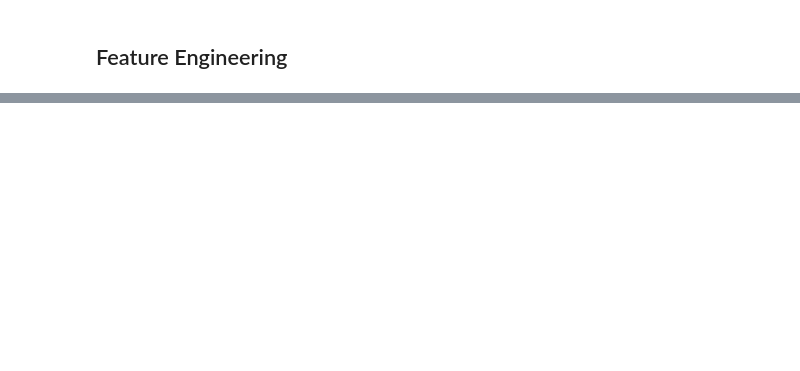
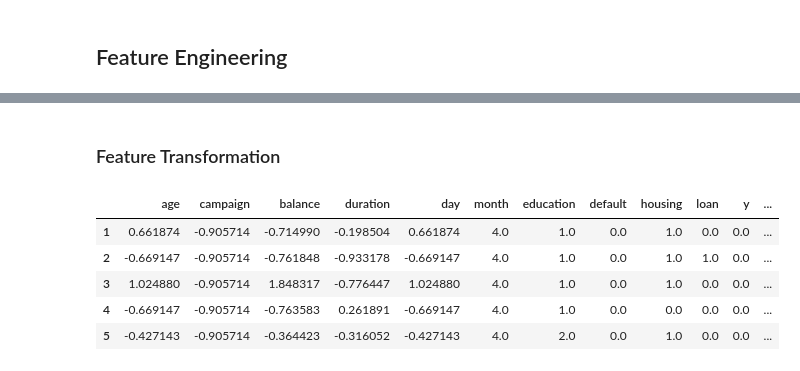
Before and after one commit to bagusatya08/Term-Deposit-Potential-Customer-Prediction, a Jupyter notebook: stage-2/pre-processing.ipynb, the cells around one changed output, grey strips where cells are left out. Cells and saved outputs as stored; diff of their text form; code cells hidden in the pictures; blank space fills up the shorter version.

```diff
--- a/stage-2/pre-processing.ipynb
+++ b/stage-2/pre-processing.ipynb
@@ -199,0 +407,17 @@ for i in range(0,len(feature)):
+# %% [markdown]
+### Feature Transformation
+# %%
+output_normal.loc[:,['age']] = StandardScaler().fit_transform(output_normal['age'].values.reshape(len(output_normal),1))
+output_normal.loc[:,['campaign']] = StandardScaler().fit_transform(output_normal['campaign'].values.reshape(len(output_normal),1))
+output_normal.loc[:,['balance']] = StandardScaler().fit_transform(output_normal['balance'].values.reshape(len(output_normal),1))
+output_normal.loc[:,['duration']] = StandardScaler().fit_transform(output_normal['duration'].values.reshape(len(output_normal),1))
+output_normal.loc[:,['day']] = StandardScaler().fit_transform(output_normal['age'].values.reshape(len(output_normal),1))
+# %%
+output_normal.head()
+# %% [output]
+|  | age | campaign | balance | duration | day | month | education | default | housing | loan | y | ... |
+| 1 | 0.661874 | -0.905714 | -0.714990 | -0.198504 | 0.661874 | 4.0 | 1.0 | 0.0 | 1.0 | 0.0 | 0.0 | ... |
+| 2 | -0.669147 | -0.905714 | -0.761848 | -0.933178 | -0.669147 | 4.0 | 1.0 | 0.0 | 1.0 | 1.0 | 0.0 | ... |
+| 3 | 1.024880 | -0.905714 | 1.848317 | -0.776447 | 1.024880 | 4.0 | 1.0 | 0.0 | 1.0 | 0.0 | 0.0 | ... |
+| 4 | -0.669147 | -0.905714 | -0.763583 | 0.261891 | -0.669147 | 4.0 | 1.0 | 0.0 | 0.0 | 0.0 | 0.0 | ... |
+| 5 | -0.427143 | -0.905714 | -0.364423 | -0.316052 | -0.427143 | 4.0 | 2.0 | 0.0 | 1.0 | 0.0 | 0.0 | ... |
```
Also changed, not shown: parts of 48 cells of this notebook.
